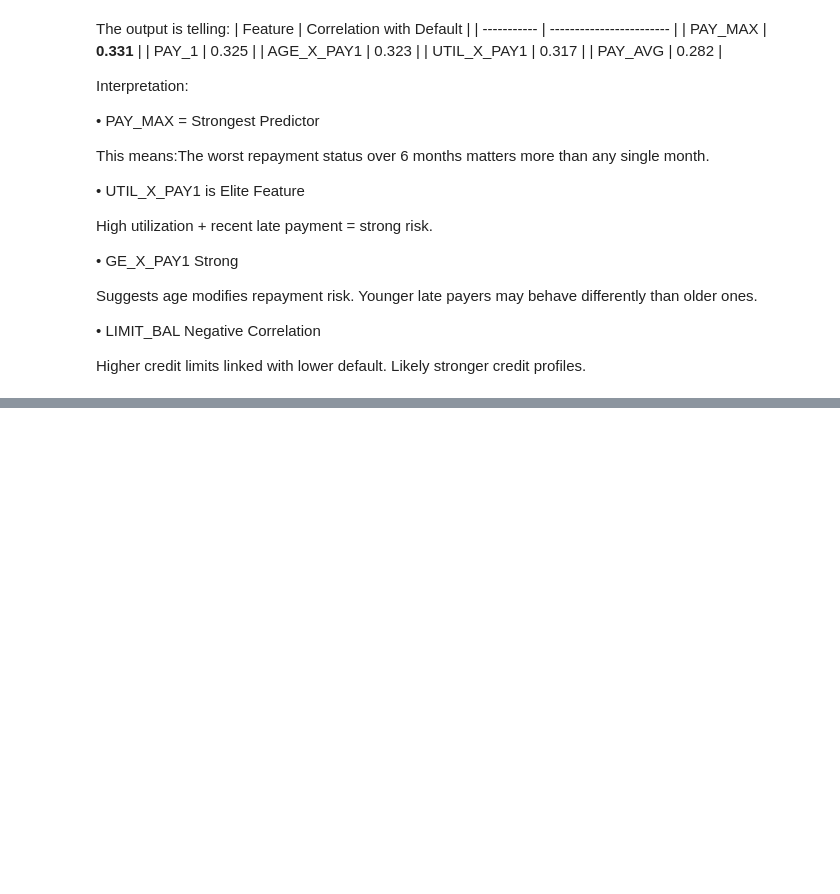
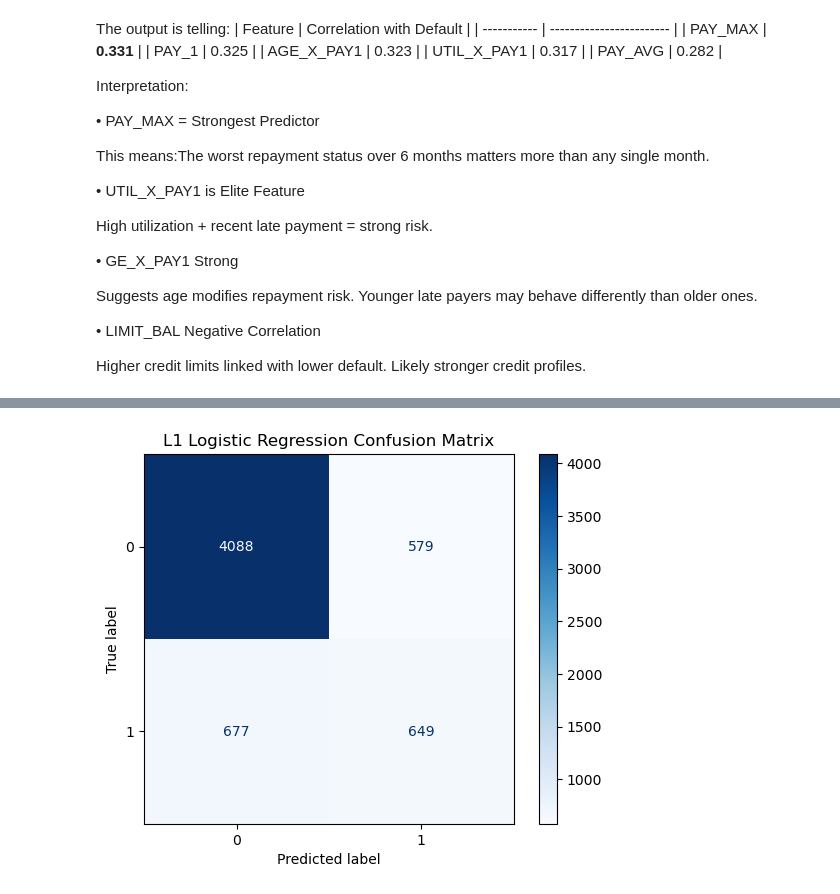
Before and after one commit to jhidalgo-05/Credit-Card-Default-Prediction-Using-Machine-Learning, a Jupyter notebook: CreditDefaultDataCleaning+Interactions.ipynb, the cells around one changed output, grey strips where cells are left out. Saved outputs shown, nothing was run; the diff lists cells and outputs as text; code cells hidden in the pictures; blank space fills up the shorter version.

```diff
--- a/CreditDefaultDataCleaning+Interactions.ipynb
+++ b/CreditDefaultDataCleaning+Interactions.ipynb
@@ -327,0 +338,11 @@ top_features = [
+# %%
+X = df[top_features]
+y = df["default"]
+
+# split
+X_train, X_test, y_train, y_test = train_test_split(
+    X, y,
+    test_size=0.2,
+    stratify=y,
+    random_state=42
+)
@@ -327,0 +522,17 @@ top_features = [
+# %%
+# Prediction using thresholds
+threshold = 0.60
+l1_pred = (l1_probs >= threshold).astype(int)
+# %%
+# Confusion Matrix
+from sklearn.metrics import confusion_matrix, ConfusionMatrixDisplay
+import matplotlib.pyplot as plt
+
+cm = confusion_matrix(y_test, l1_pred)
+
+disp = ConfusionMatrixDisplay(confusion_matrix=cm)
+disp.plot(cmap="Blues")
+plt.title("L1 Logistic Regression Confusion Matrix")
+plt.show()
+# %% [output]
+[figure, added]
```
Also changed, not shown: parts of 17 cells of this notebook.
